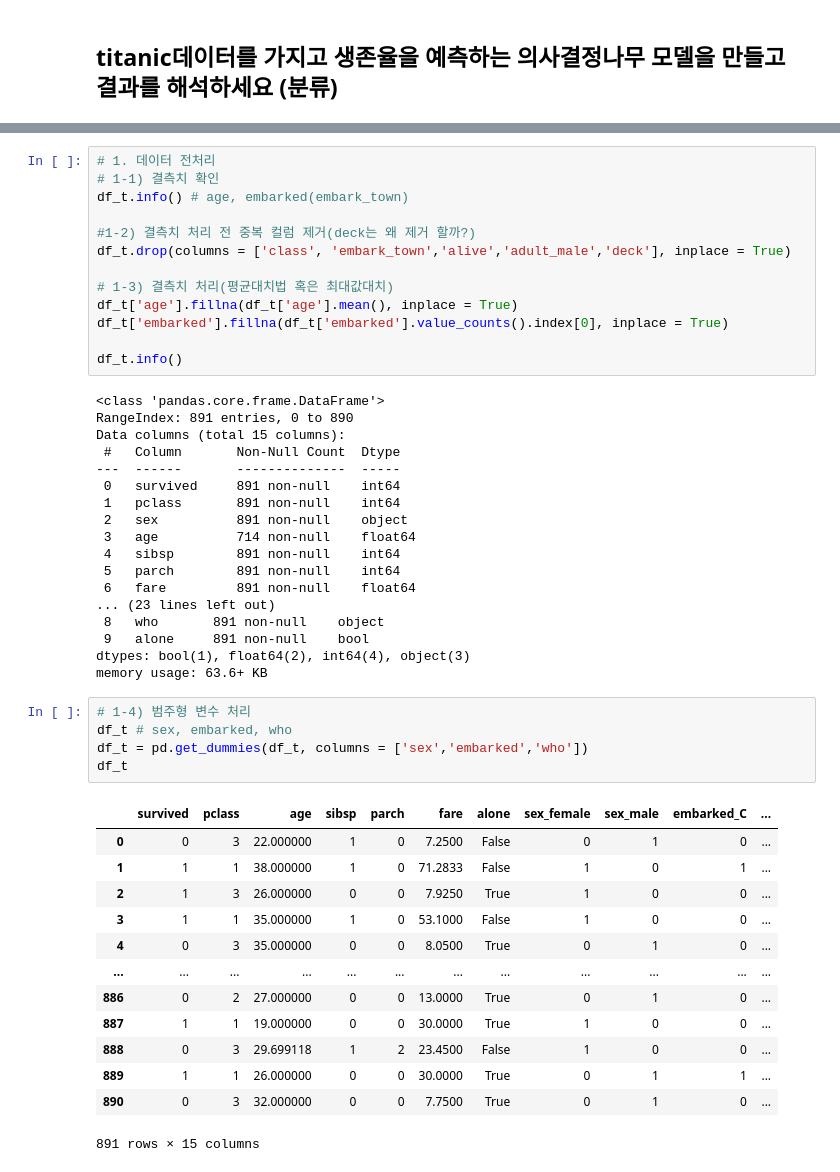
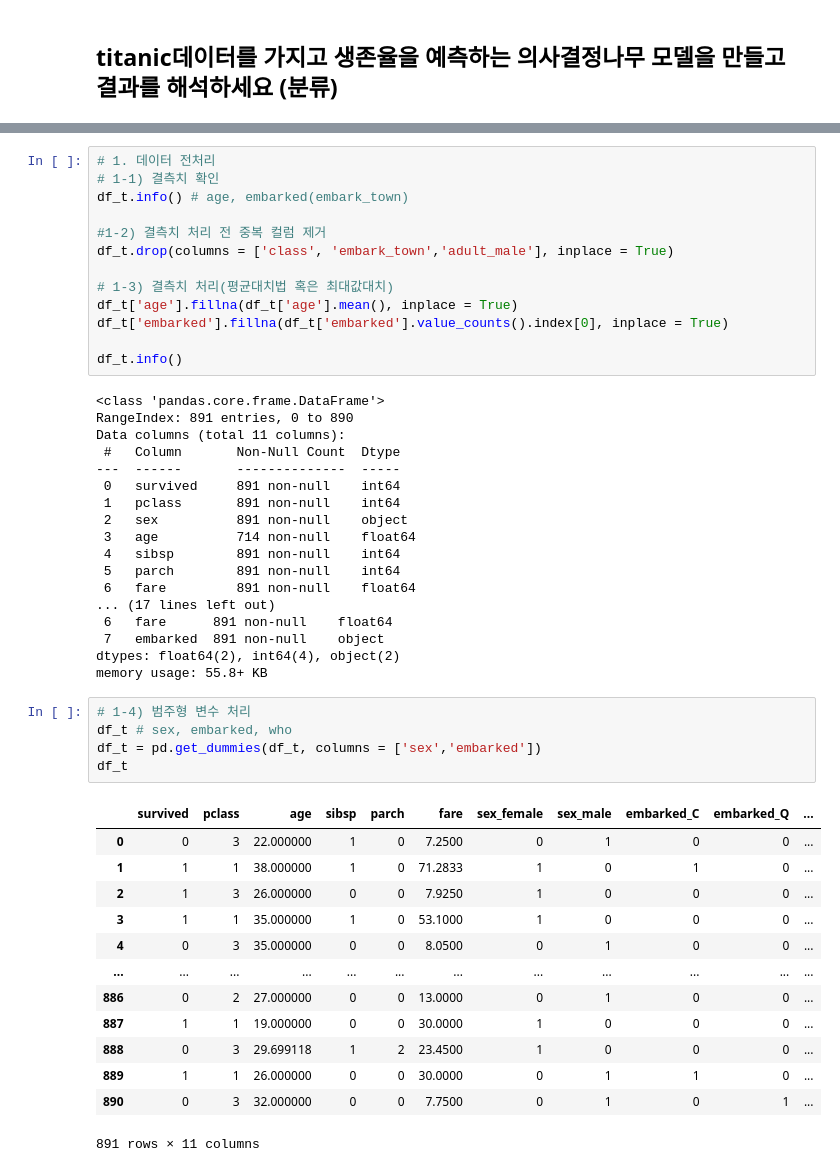
Before and after one commit to blackbutterfly0852/ADP_PRACTICE, a Jupyter notebook: 221109 의사결정나무.ipynb, the cells around one changed output, grey strips where cells are left out. Cells and saved outputs as stored; diff of their text form.

```diff
--- a/221109 의사결정나무.ipynb
+++ b/221109 의사결정나무.ipynb
@@ -175,8 +185,8 @@ df_t
 # 1-1) 결측치 확인
 df_t.info() # age, embarked(embark_town)
 
-#1-2) 결측치 처리 전 중복 컬럼 제거(deck는 왜 제거 할까?)
-df_t.drop(columns = ['class', 'embark_town','alive','adult_male','deck'], inplace = True)
+#1-2) 결측치 처리 전 중복 컬럼 제거
+df_t.drop(columns = ['class', 'embark_town','adult_male'], inplace = True)
 
 # 1-3) 결측치 처리(평균대치법 혹은 최대값대치)
 df_t['age'].fillna(df_t['age'].mean(), inplace = True)
@@ -186,7 +196,7 @@ df_t.info()
 # %% [output]
 <class 'pandas.core.frame.DataFrame'>
 RangeIndex: 891 entries, 0 to 890
-Data columns (total 15 columns):
+Data columns (total 11 columns):
  #   Column       Non-Null Count  Dtype
 ---  ------       --------------  -----
  0   survived     891 non-null    int64
@@ -196,30 +206,30 @@ Data columns (total 15 columns):
  4   sibsp        891 non-null    int64
  5   parch        891 non-null    int64
  6   fare         891 non-null    float64
-... (23 lines left out)
- 8   who       891 non-null    object
- 9   alone     891 non-null    bool
-dtypes: bool(1), float64(2), int64(4), object(3)
-memory usage: 63.6+ KB
+... (17 lines left out)
+ 6   fare      891 non-null    float64
+ 7   embarked  891 non-null    object
+dtypes: float64(2), int64(4), object(2)
+memory usage: 55.8+ KB
 # %%
 # 1-4) 범주형 변수 처리
 df_t # sex, embarked, who
-df_t = pd.get_dummies(df_t, columns = ['sex','embarked','who'])
+df_t = pd.get_dummies(df_t, columns = ['sex','embarked'])
 df_t
 # %% [output]
-|  | survived | pclass | age | sibsp | parch | fare | alone | sex_female | sex_male | embarked_C | ... |
-| 0 | 0 | 3 | 22.000000 | 1 | 0 | 7.2500 | False | 0 | 1 | 0 | ... |
-| 1 | 1 | 1 | 38.000000 | 1 | 0 | 71.2833 | False | 1 | 0 | 1 | ... |
-| 2 | 1 | 3 | 26.000000 | 0 | 0 | 7.9250 | True | 1 | 0 | 0 | ... |
-| 3 | 1 | 1 | 35.000000 | 1 | 0 | 53.1000 | False | 1 | 0 | 0 | ... |
-| 4 | 0 | 3 | 35.000000 | 0 | 0 | 8.0500 | True | 0 | 1 | 0 | ... |
+|  | survived | pclass | age | sibsp | parch | fare | sex_female | sex_male | embarked_C | embarked_Q | ... |
+| 0 | 0 | 3 | 22.000000 | 1 | 0 | 7.2500 | 0 | 1 | 0 | 0 | ... |
+| 1 | 1 | 1 | 38.000000 | 1 | 0 | 71.2833 | 1 | 0 | 1 | 0 | ... |
+| 2 | 1 | 3 | 26.000000 | 0 | 0 | 7.9250 | 1 | 0 | 0 | 0 | ... |
+| 3 | 1 | 1 | 35.000000 | 1 | 0 | 53.1000 | 1 | 0 | 0 | 0 | ... |
+| 4 | 0 | 3 | 35.000000 | 0 | 0 | 8.0500 | 0 | 1 | 0 | 0 | ... |
 | ... | ... | ... | ... | ... | ... | ... | ... | ... | ... | ... | ... |
-| 886 | 0 | 2 | 27.000000 | 0 | 0 | 13.0000 | True | 0 | 1 | 0 | ... |
-| 887 | 1 | 1 | 19.000000 | 0 | 0 | 30.0000 | True | 1 | 0 | 0 | ... |
-| 888 | 0 | 3 | 29.699118 | 1 | 2 | 23.4500 | False | 1 | 0 | 0 | ... |
-| 889 | 1 | 1 | 26.000000 | 0 | 0 | 30.0000 | True | 0 | 1 | 1 | ... |
-| 890 | 0 | 3 | 32.000000 | 0 | 0 | 7.7500 | True | 0 | 1 | 0 | ... |
+| 886 | 0 | 2 | 27.000000 | 0 | 0 | 13.0000 | 0 | 1 | 0 | 0 | ... |
+| 887 | 1 | 1 | 19.000000 | 0 | 0 | 30.0000 | 1 | 0 | 0 | 0 | ... |
+| 888 | 0 | 3 | 29.699118 | 1 | 2 | 23.4500 | 1 | 0 | 0 | 0 | ... |
+| 889 | 1 | 1 | 26.000000 | 0 | 0 | 30.0000 | 0 | 1 | 1 | 0 | ... |
+| 890 | 0 | 3 | 32.000000 | 0 | 0 | 7.7500 | 0 | 1 | 0 | 1 | ... |
-891 rows × 15 columns
+891 rows × 11 columns
 # %%
 # 1-5) 데이터 분할
 X = df_t.drop('survived', axis = 1)
```
Also changed, not shown: parts of 9 cells of this notebook.
